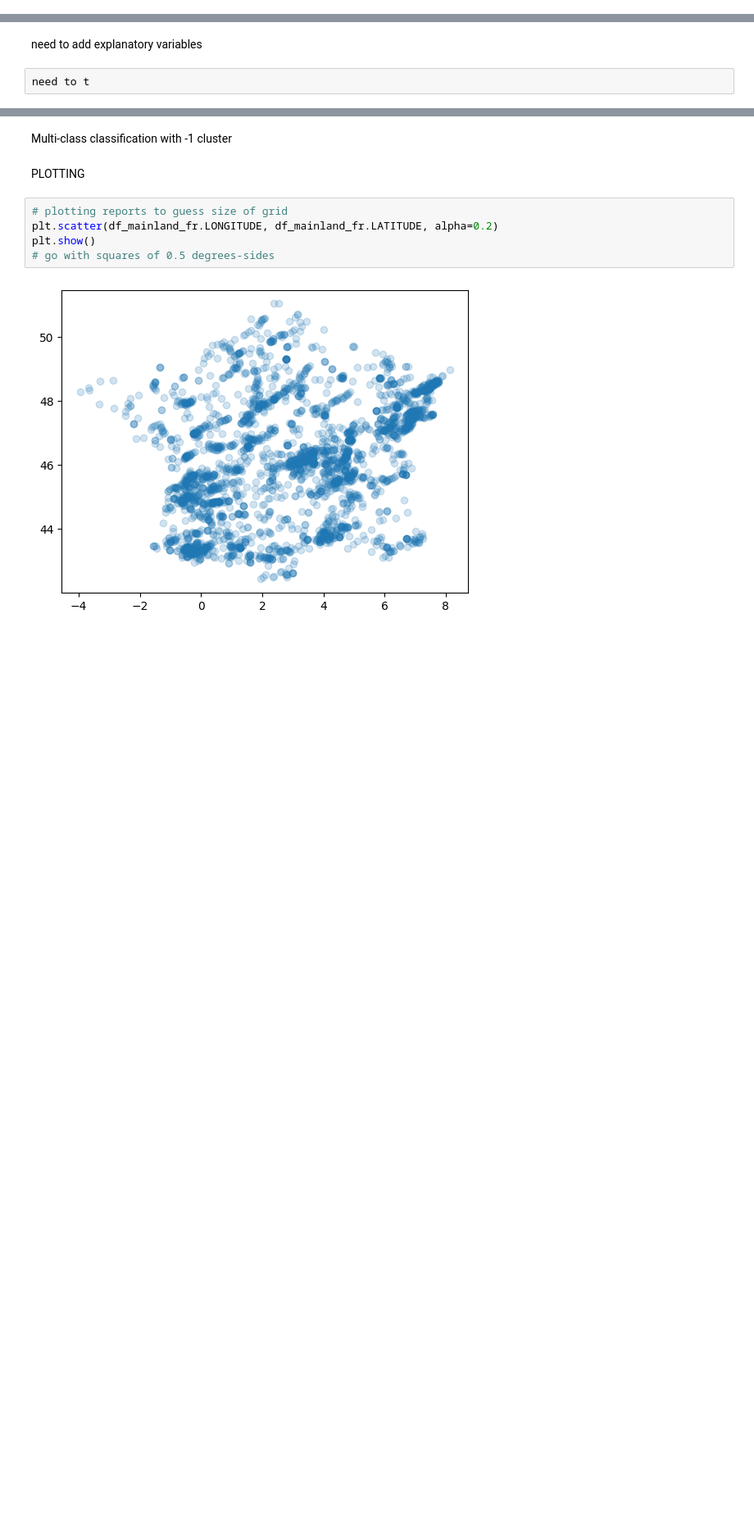
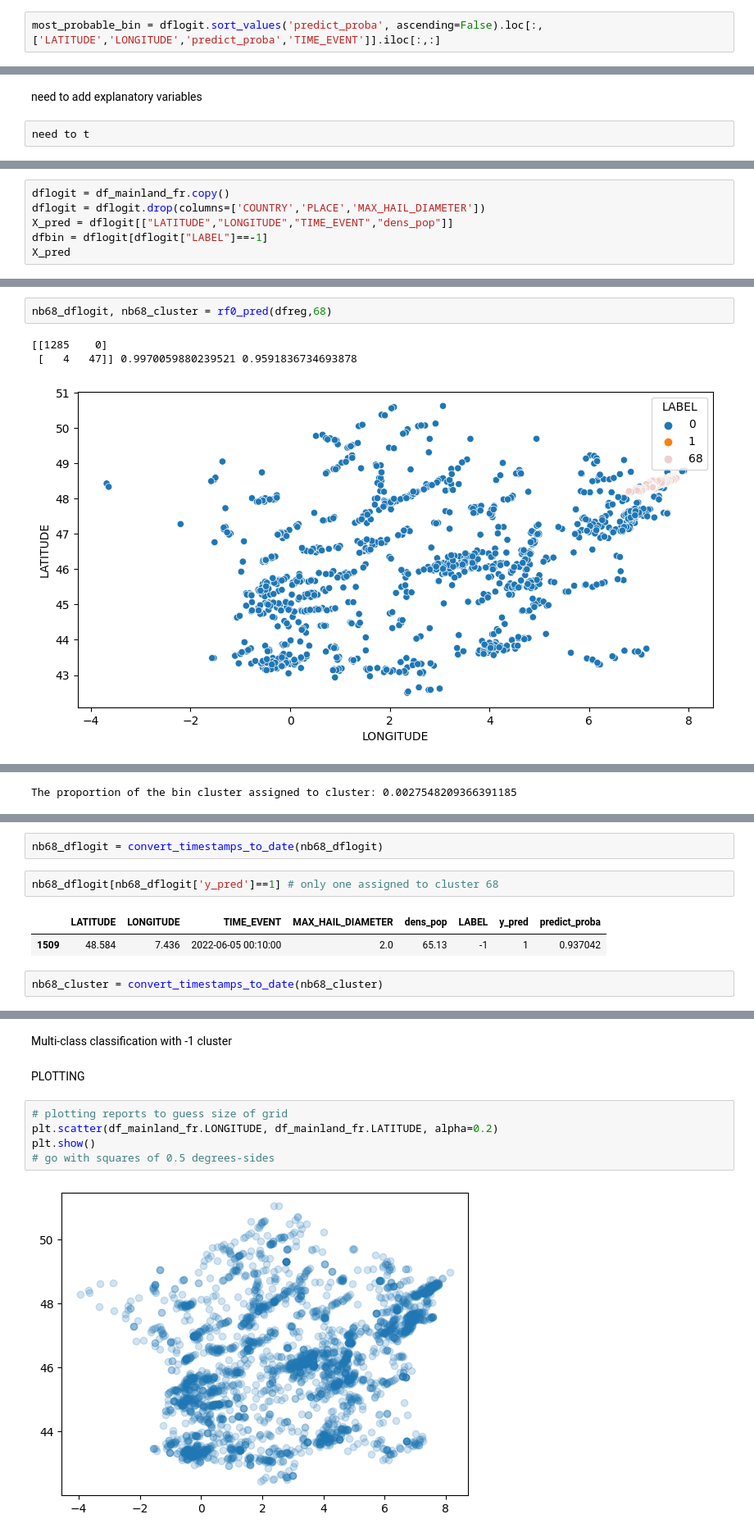
Before and after one commit to eliottmlg/Statapp-Hail-storm, a Jupyter notebook: parameters explore.ipynb, the cells around one changed output, grey strips where cells are left out. Shown at 82% size. Cells and saved outputs as stored; diff of their text form; blank space fills up the shorter version.

```diff
--- a/parameters-evp.ipynb
+++ b/parameters explore.ipynb
@@ -1515,0 +1522,2 @@ The proportion of the bin cluster assigned to cluster: 0.0
+# %%
+most_probable_bin = dflogit.sort_values('predict_proba', ascending=False).loc[:,['LATITUDE','LONGITUDE','predict_proba','TIME_EVENT']].iloc[:,:]
@@ -1523,0 +1706,6 @@ other algorithm
+# %%
+dflogit = df_mainland_fr.copy()
+dflogit = dflogit.drop(columns=['COUNTRY','PLACE','MAX_HAIL_DIAMETER'])
+X_pred = dflogit[["LATITUDE","LONGITUDE","TIME_EVENT","dens_pop"]]
+dfbin = dflogit[dflogit["LABEL"]==-1]
+X_pred
@@ -1523,0 +1846,6 @@ other algorithm
+# %%
+nb68_dflogit, nb68_cluster = rf0_pred(dfreg,68)
+# %% [output]
+[[1285    0]
+ [   4   47]] 0.9970059880239521 0.9591836734693878
+[figure, added]
@@ -1523,0 +1853 @@ other algorithm
+The proportion of the bin cluster assigned to cluster: 0.0027548209366391185
@@ -1523,0 +1856,9 @@ other algorithm
+# %%
+nb68_dflogit = convert_timestamps_to_date(nb68_dflogit)
+# %%
+nb68_dflogit[nb68_dflogit['y_pred']==1] # only one assigned to cluster 68
+# %% [output]
+|  | LATITUDE | LONGITUDE | TIME_EVENT | MAX_HAIL_DIAMETER | dens_pop | LABEL | y_pred | predict_proba |
+| 1509 | 48.584 | 7.436 | 2022-06-05 00:10:00 | 2.0 | 65.13 | -1 | 1 | 0.937042 |
+# %%
+nb68_cluster = convert_timestamps_to_date(nb68_cluster)
```
Also changed, not shown: parts of 46 cells of this notebook, 3 other files.
